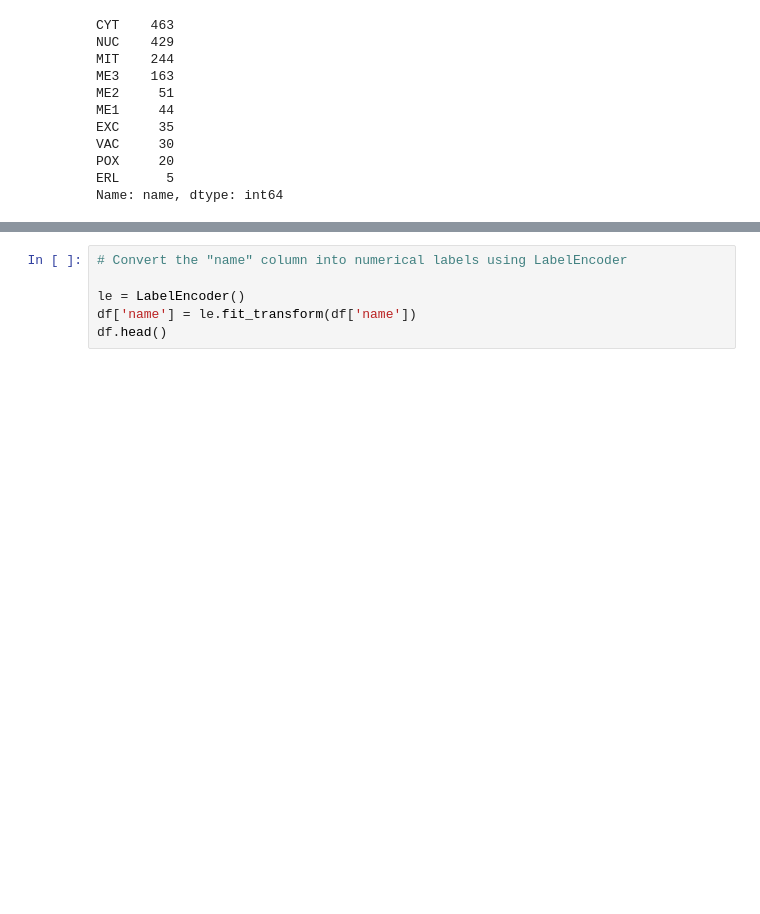
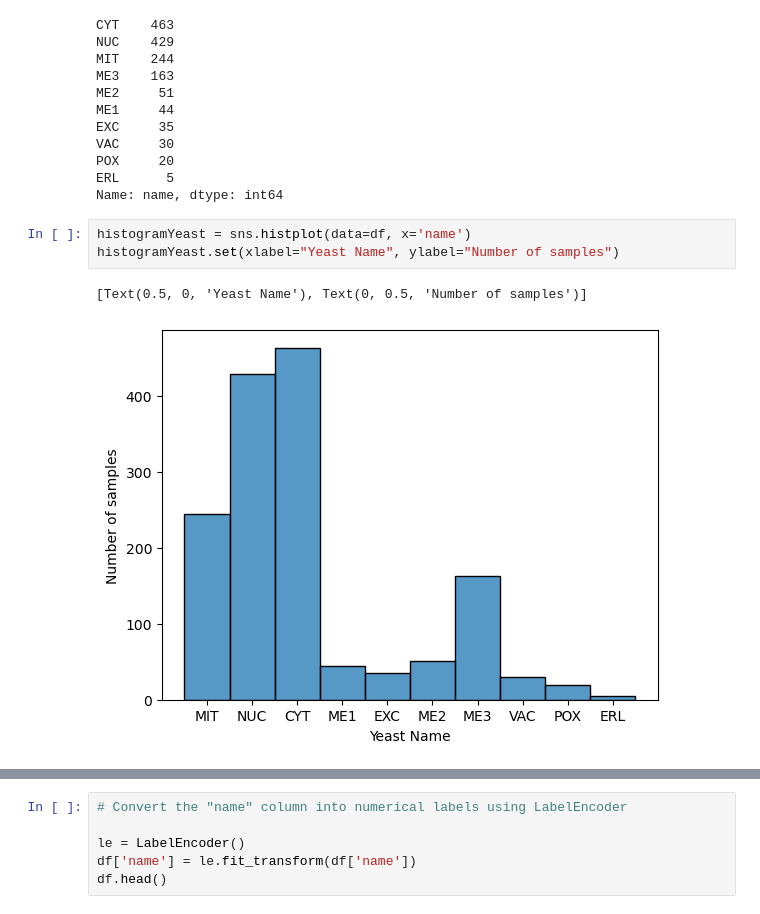
Before and after one commit to mohasinsutar/ML, a Jupyter notebook: MLAssignment_yeast1.ipynb, the cells around one changed output, grey strips where cells are left out. Saved outputs shown, nothing was run; the diff lists cells and outputs as text; blank space fills up the shorter version.

```diff
--- a/MLAssignment_yeast1.ipynb
+++ b/MLAssignment_yeast1.ipynb
@@ -103,4 +103,10 @@ VAC     30
 POX     20
 ERL      5
 Name: name, dtype: int64
+# %%
+histogramYeast = sns.histplot(data=df, x='name')
+histogramYeast.set(xlabel="Yeast Name", ylabel="Number of samples")
+# %% [output]
+[Text(0.5, 0, 'Yeast Name'), Text(0, 0.5, 'Number of samples')]
+[figure, added]
 # %%
```
Also changed, not shown: parts of 29 cells of this notebook.
